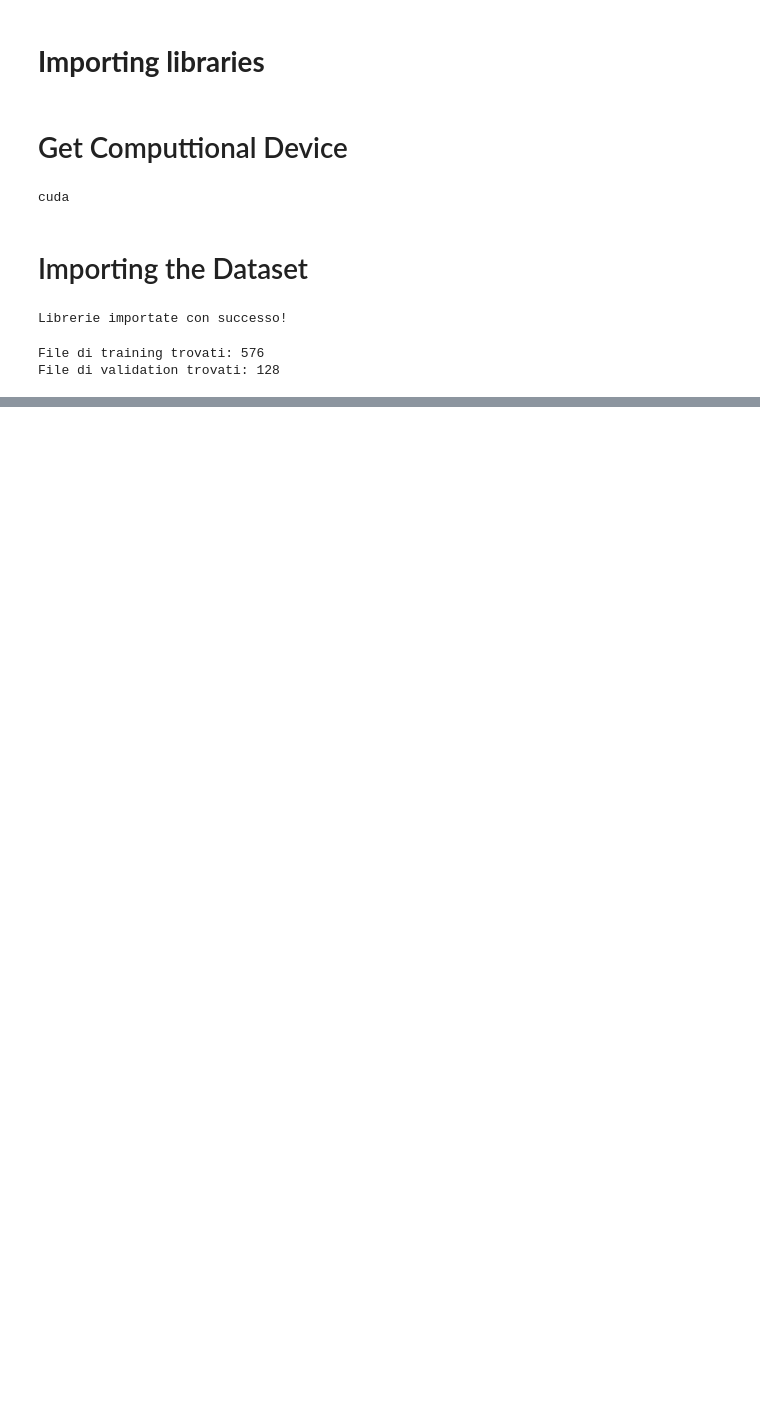
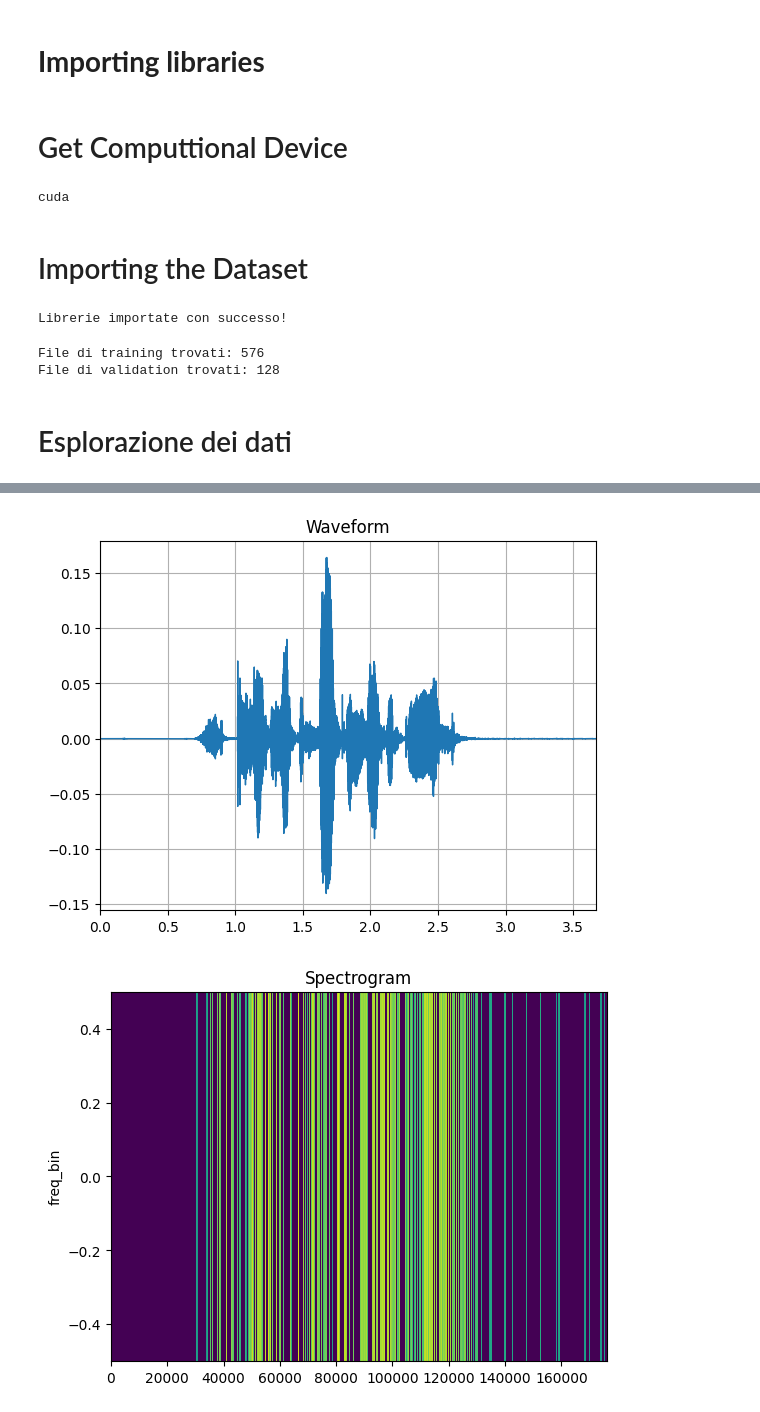
Before and after one commit to LinaAngione/ProjectML-speech-emotion-recognition, a Jupyter notebook: project-polito-speech-emotion-recognition.ipynb, the cells around one changed output, grey strips where cells are left out. Saved outputs shown, nothing was run; the diff lists cells and outputs as text; code cells hidden in the pictures; blank space fills up the shorter version.

Commit message:
Kaggle Notebook | Phase1:Project-polito-speech-emotion-recognition | Esplorazione Dati

```diff
--- a/project-polito-speech-emotion-recognition.ipynb
+++ b/project-polito-speech-emotion-recognition.ipynb
@@ -105,21 +105,25 @@ class RavdessDataset(Dataset):
         return len(self._walker)
 
     def __getitem__(self, idx):
-        # Cosa succede quando chiedi un elemento al dataset (es. dataset[0])
         file_path = self._walker[idx]
-
-        # Carica l'audio
         waveform, sample_rate = torchaudio.load(file_path)
 
-        # Estrai l'emozione dal nome per usarla come etichetta (Label)
+        # Prende il nome del file (es: "03-01-05-01-02-01-12.wav")
         filename = os.path.basename(file_path)
-        emotion_label = filename.split("-")[2]
 
-        # Converte l'etichetta in un tensore numerico (sottraendo 1 per partire da 0)
-        # RAVDESS va da 01 a 08. Sottraendo 1 avremo classi da 0 a 7, perfette per PyTorch.
+        # Toglie l'estensione e divide i pezzi
+        parts = filename.replace(".wav", "").split("-")
+
+        # Estrae i vari ID dal nome del file
+        emotion_label = parts[2]
+        utterance_number = int(parts[4])  # Frase 1 o 2
+        speaker_id = int(parts[6])        # Attore da 1 a 24
+
+        # Converte l'etichetta dell'emozione in un tensore
         label_tensor = torch.tensor(int(emotion_label) - 1, dtype=torch.long)
 
-        return waveform, sample_rate, label_tensor
+        # Ora restituisce anche speaker_id e utterance_number!
+        return waveform, sample_rate, label_tensor, speaker_id, utterance_number
 # %%
 # Voglio solo Felicità (03) e Rabbia (05)
 emozioni_scelte = ["03", "05"]
@@ -133,3 +137,60 @@ print(f"File di validation trovati: {len(val_dataset)}")
 # %% [output]
 File di training trovati: 576
 File di validation trovati: 128
+# %% [markdown]
+# Esplorazione dei dati
+# %%
+idx = 1 #seleziona un campione dal dataset es. indice=1
+
+waveform, sample_rate, label, speaker_id, utterance_number = train_dataset[idx]
+
+print(f"Sample metadata. Label: {label}, Speaker: {speaker_id}, Utterance no. {utterance_number}")
+print("Shape of waveform: {}".format(waveform.size()))
+print("  Number of channels: {}".format(waveform.size()[0]))
+print("  Number of samples: {}".format(waveform.size()[1]))
+print("Sample rate of waveform: {} Hz".format(sample_rate))
+
+
+# TASK: WAVEFORM PLOT
+
+#traccia la forma d'onda e stampane la forma.
+def plot_waveform(waveform, sr, title="Waveform", ax=None):
+    waveform = waveform.numpy()
+
+    num_channels, num_frames = waveform.shape
+    time_axis = torch.arange(0, num_frames) / sr
+
+    if ax is None:
+        _, ax = plt.subplots(num_channels, 1)
+    ax.plot(time_axis, waveform[0], linewidth=1)
+    ax.grid(True)
+    ax.set_xlim([0, time_axis[-1]])
+    ax.set_title(title)
+
+
+def plot_spectrogram(specgram, title=None, ylabel="freq_bin", ax=None):
+    if ax is None:
+        _, ax = plt.subplots(1, 1)
+    if title is not None:
+        ax.set_title(title)
+    ax.set_ylabel(ylabel)
+    ax.imshow(librosa.power_to_db(specgram), origin="lower", aspect="auto", interpolation="nearest")
+
+
+def plot_fbank(fbank, title=None):
+    fig, axs = plt.subplots(1, 1)
+    axs.set_title(title or "Filter bank")
+    axs.imshow(fbank, aspect="auto")
+    axs.set_ylabel("frequency bin")
+    axs.set_xlabel("mel bin")
+
+num_campioni=waveform.shape[1]
+sec=num_campioni/sample_rate
+print("Seconds: {} s".format(sec))
+
+plot_waveform(waveform, sample_rate)
+plot_spectrogram(waveform, title="Spectrogram")
+plt.show()
+plot_fbank(waveform, title="Filter bank")
+plt.show()
+# %% [output]
@@ -135,0 +203,2 @@ File di validation trovati: 128
+[figure, added]
+[figure, added]
```
Also changed, not shown: parts of 1 cell of this notebook.
